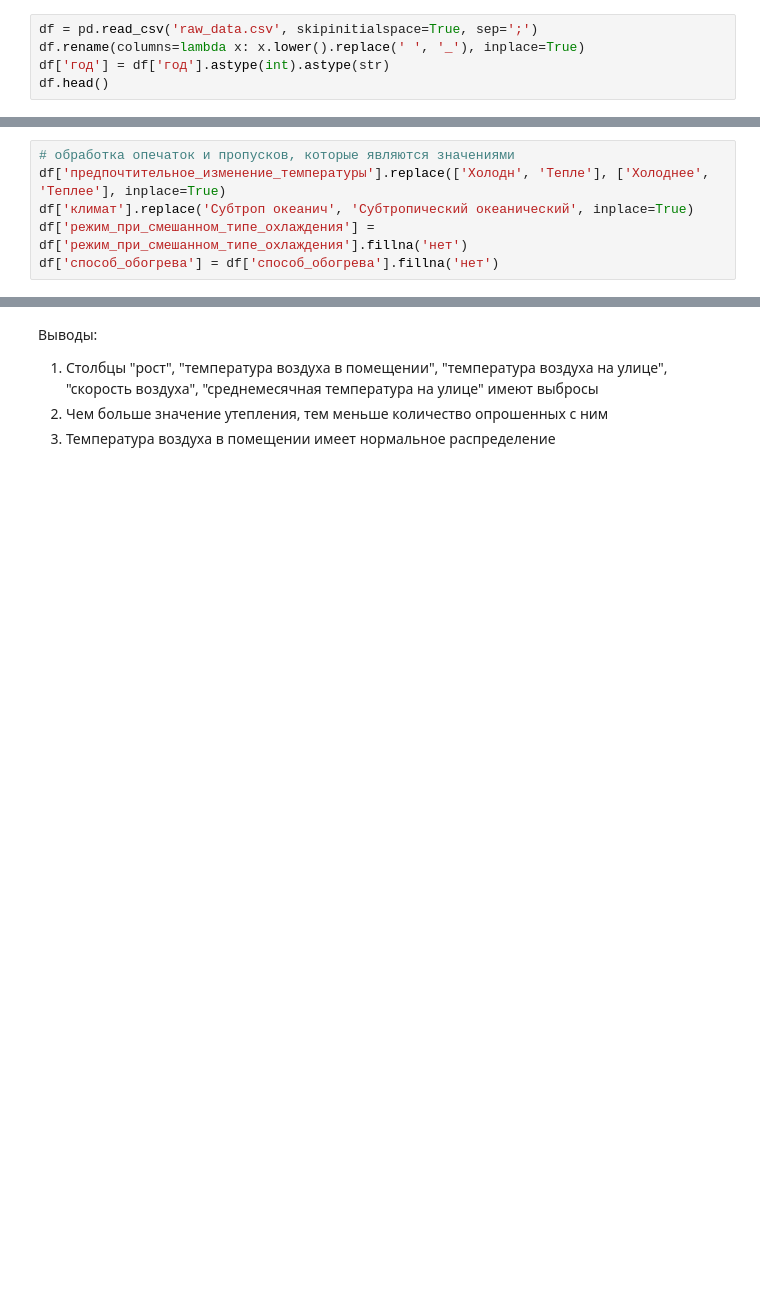
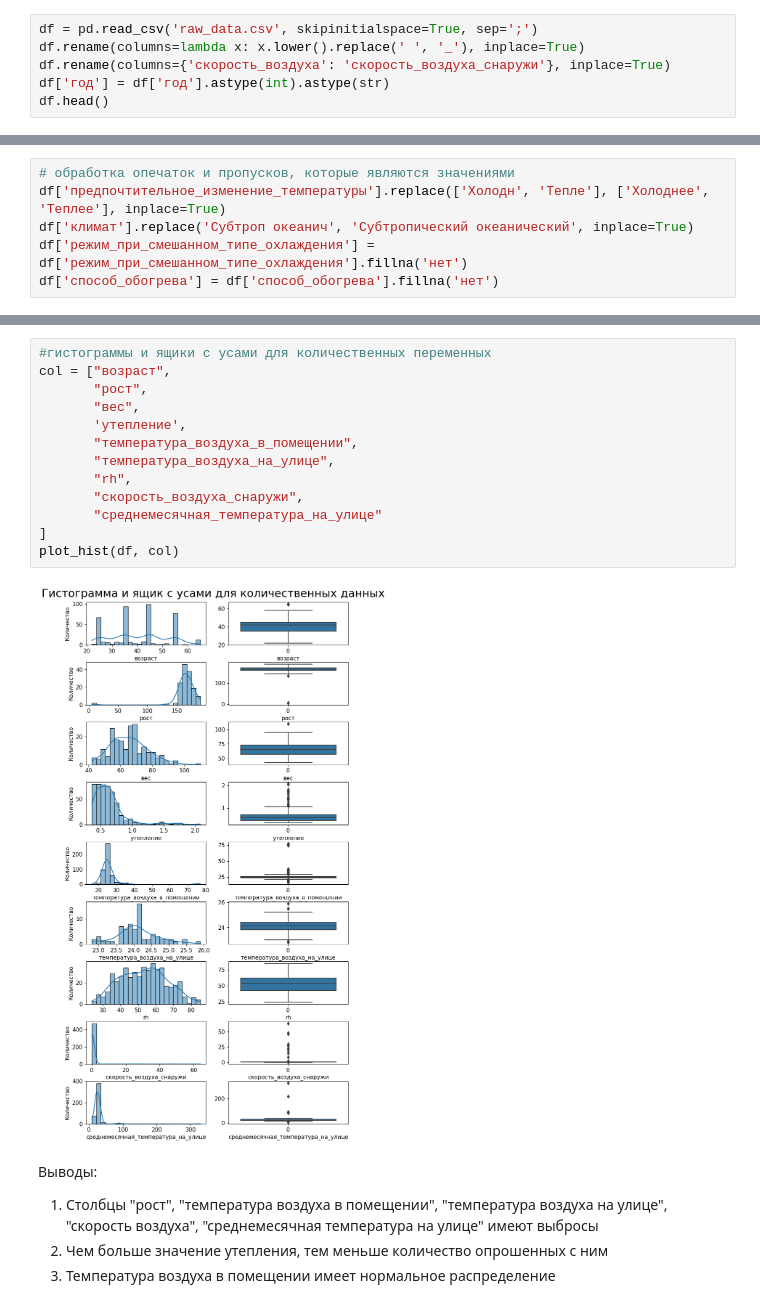
Before and after one commit to olegg366/SCHAD_household_services_09, a Jupyter notebook: main.ipynb, the cells around one changed output, grey strips where cells are left out. Drawn from its saved outputs; the diff is of its cells as text; blank space fills up the shorter version.

Commit message:
Обработка выбросов в скорости воздуха, поменял ещё некоторые нюансы, начал разбираться с пропусками

```diff
--- a/main.ipynb
+++ b/main.ipynb
@@ -19,6 +19,7 @@ warnings.filterwarnings('ignore')
 # %%
 df = pd.read_csv('raw_data.csv', skipinitialspace=True, sep=';')
 df.rename(columns=lambda x: x.lower().replace(' ', '_'), inplace=True)
+df.rename(columns={'скорость_воздуха': 'скорость_воздуха_снаружи'}, inplace=True)
 df['год'] = df['год'].astype(int).astype(str)
 df.head()
 # %% [output]
@@ -113,3 +121,18 @@ plot_hist(df, ["возраст", "рост", "вес",'утепление', "т
+# %%
+#гистограммы и ящики с усами для количественных переменных
+col = ["возраст",
+       "рост",
+       "вес",
+       'утепление',
+       "температура_воздуха_в_помещении",
+       "температура_воздуха_на_улице",
+       "rh",
+       "скорость_воздуха_снаружи",
+       "среднемесячная_температура_на_улице"
+]
+plot_hist(df, col)
+# %% [output]
+[figure, added]
 # %% [markdown]
 Выводы:
 1. Столбцы "рост", "температура воздуха в помещении", "температура воздуха на улице", "скорость воздуха", "среднемесячная температура на улице" имеют выбросы
```
Also changed, not shown: parts of 20 cells of this notebook.
